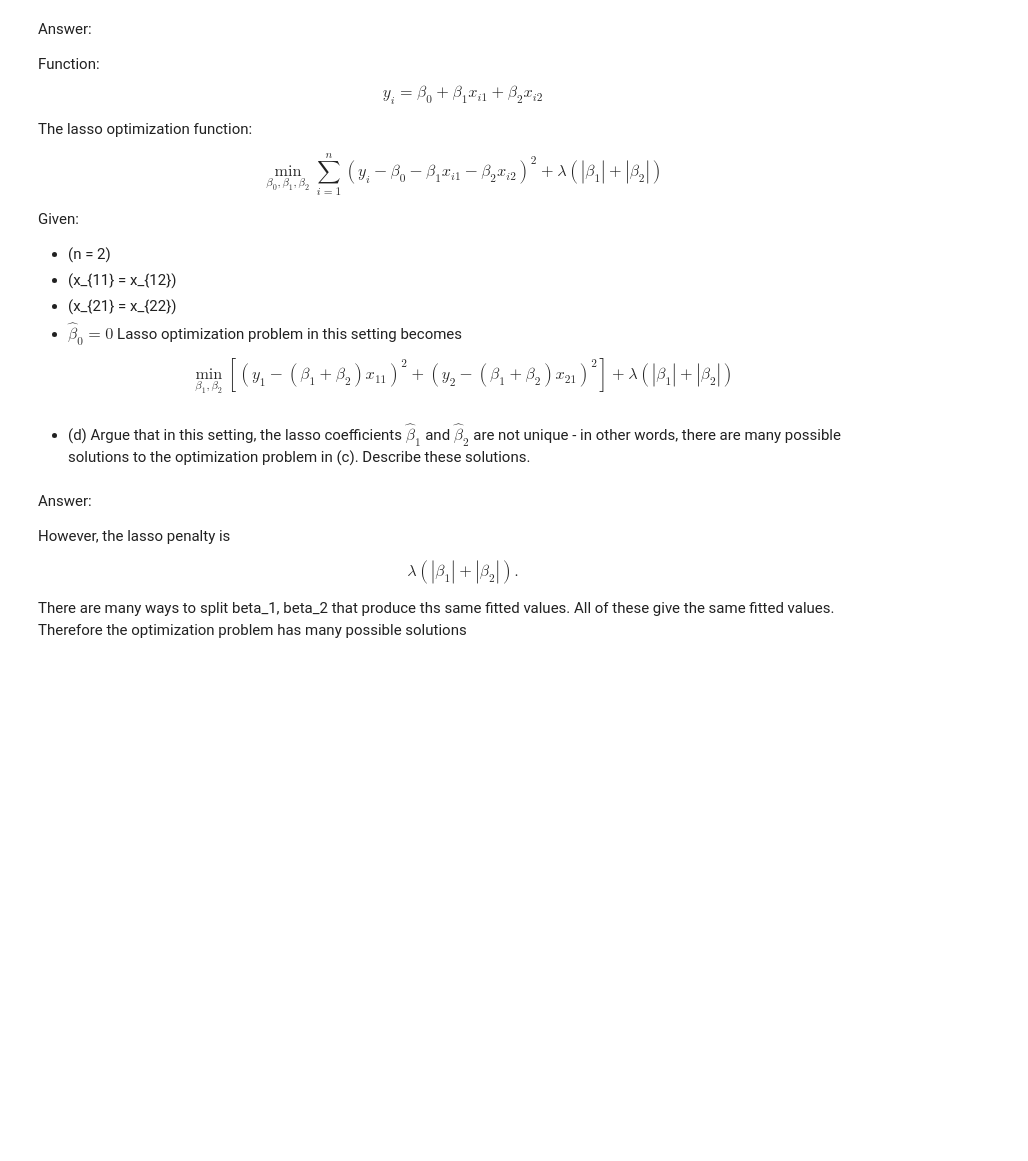
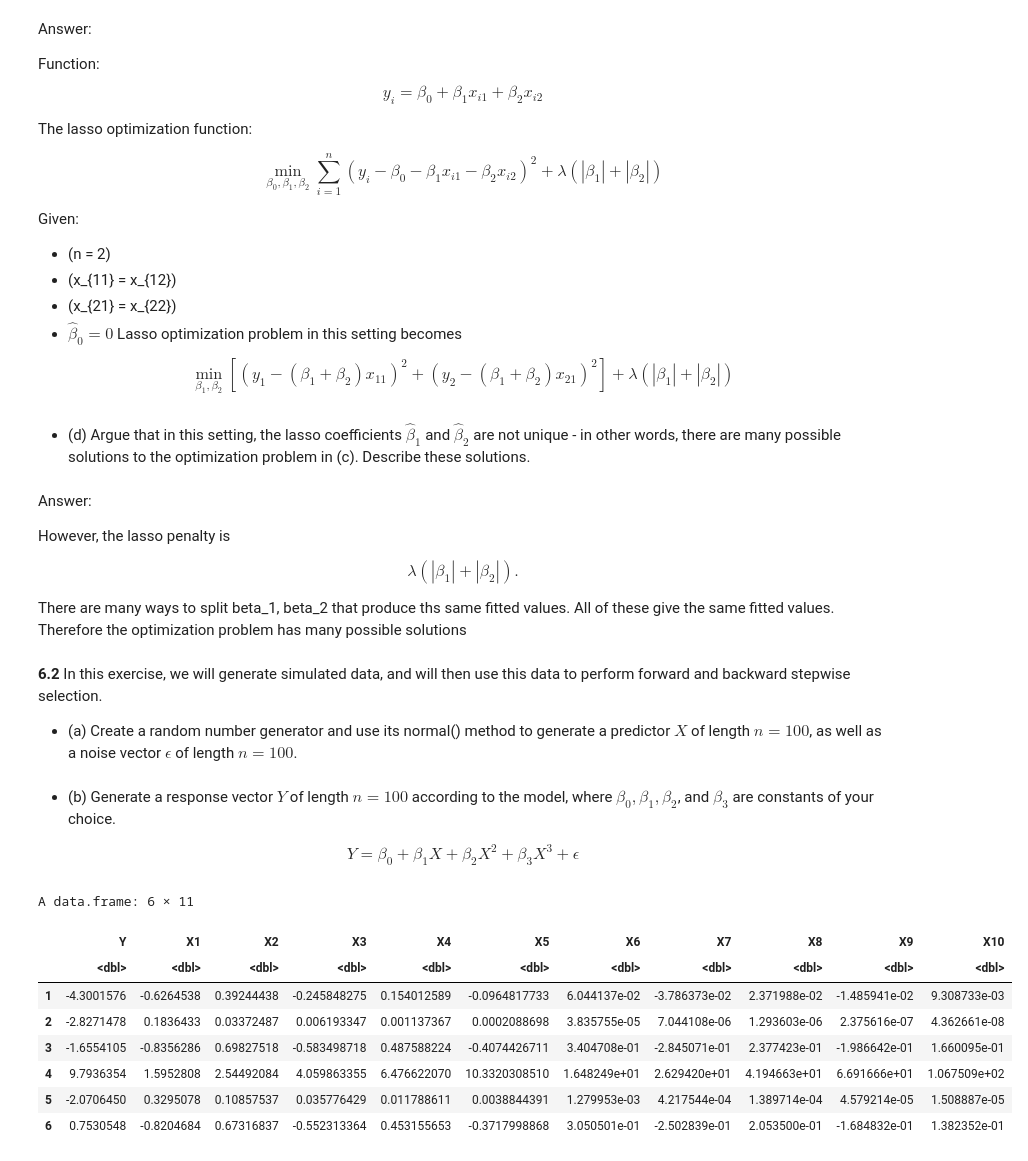
Before and after one commit to mw1296/DSAN5300, a Jupyter notebook: homeworks/HW-3/HW-3.ipynb, the cells around one changed output. Drawn from its saved outputs; the diff is of its cells as text; code cells hidden in the pictures; blank space fills up the shorter version.

```diff
--- a/homeworks/HW-3/HW-3.ipynb
+++ b/homeworks/HW-3/HW-3.ipynb
@@ -558,3 +558,19 @@ $$
 There are many ways to split beta_1, beta_2 that produce ths same fitted values.
 All of these give the same fitted values.
 Therefore the optimization problem has many possible solutions
+# %% [markdown]
+**6.2** In this exercise, we will generate simulated data, and will then use this data to perform forward and backward stepwise selection.
+
+* (a) Create a random number generator and use its normal() method to generate a predictor $X$ of length $n=100$, as well as a noise vector $\epsilon$ of length $n=100$.
+# %%
+set.seed(1)  # set seed
+
+# generate predictor X and noise epsilon
+X = rnorm(100)
+e = rnorm(100)
+# %% [markdown]
+* (b) Generate a response vector $Y$ of length $n=100$ according to the model, where $\beta_0, \beta_1, \beta_2$, and $\beta_3$ are constants of your choice.
+
+$$
+Y=\beta_0+\beta_1 X+\beta_2 X^2+\beta_3 X^3+\epsilon
+$$
@@ -560,0 +588,17 @@ Therefore the optimization problem has many possible solutions
+# %%
+# create a data frame with predictors fro X to X^10
+data <- data.frame(Y = Y)
+for (i in 1:10) {
+  data[[paste0("X", i)]] = X^i
+}
+head(data)
+# %% [output]
+A data.frame: 6 × 11
+|  | Y | X1 | X2 | X3 | X4 | X5 | X6 | X7 | X8 | X9 | X10 |
+|  | <dbl> | <dbl> | <dbl> | <dbl> | <dbl> | <dbl> | <dbl> | <dbl> | <dbl> | <dbl> | <dbl> |
+| 1 | -4.3001576 | -0.6264538 | 0.39244438 | -0.245848275 | 0.154012589 | -0.0964817733 | 6.044137e-02 | -3.786373e-02 | 2.371988e-02 | -1.485941e-02 | 9.308733e-03 |
+| 2 | -2.8271478 | 0.1836433 | 0.03372487 | 0.006193347 | 0.001137367 | 0.0002088698 | 3.835755e-05 | 7.044108e-06 | 1.293603e-06 | 2.375616e-07 | 4.362661e-08 |
+| 3 | -1.6554105 | -0.8356286 | 0.69827518 | -0.583498718 | 0.487588224 | -0.4074426711 | 3.404708e-01 | -2.845071e-01 | 2.377423e-01 | -1.986642e-01 | 1.660095e-01 |
+| 4 | 9.7936354 | 1.5952808 | 2.54492084 | 4.059863355 | 6.476622070 | 10.3320308510 | 1.648249e+01 | 2.629420e+01 | 4.194663e+01 | 6.691666e+01 | 1.067509e+02 |
+| 5 | -2.0706450 | 0.3295078 | 0.10857537 | 0.035776429 | 0.011788611 | 0.0038844391 | 1.279953e-03 | 4.217544e-04 | 1.389714e-04 | 4.579214e-05 | 1.508887e-05 |
+| 6 | 0.7530548 | -0.8204684 | 0.67316837 | -0.552313364 | 0.453155653 | -0.3717998868 | 3.050501e-01 | -2.502839e-01 | 2.053500e-01 | -1.684832e-01 | 1.382352e-01 |
```
Also changed, not shown: parts of 4 cells of this notebook.
